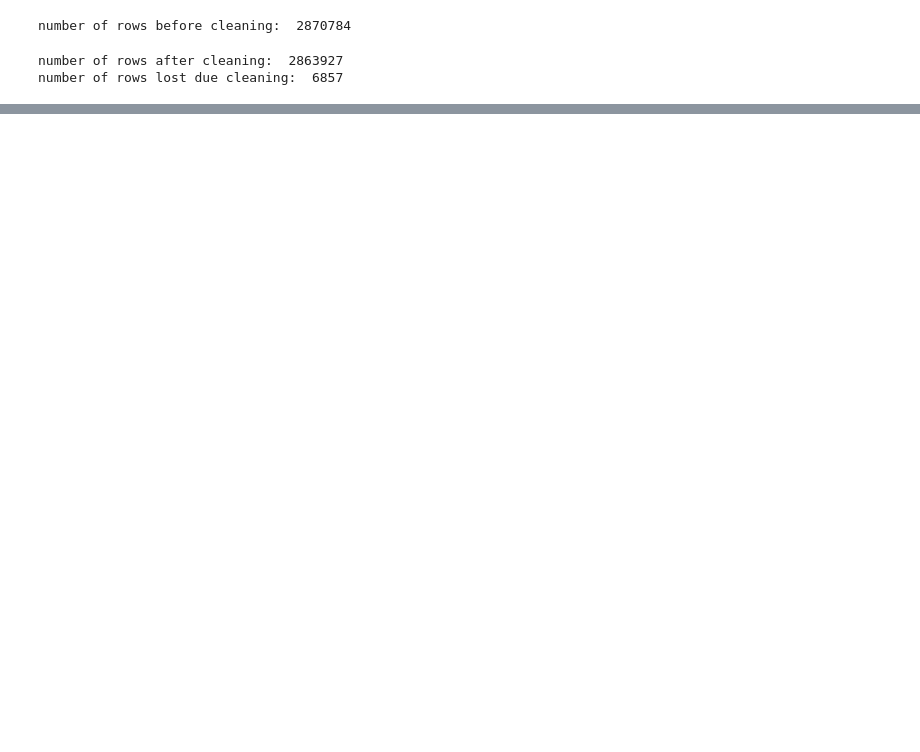
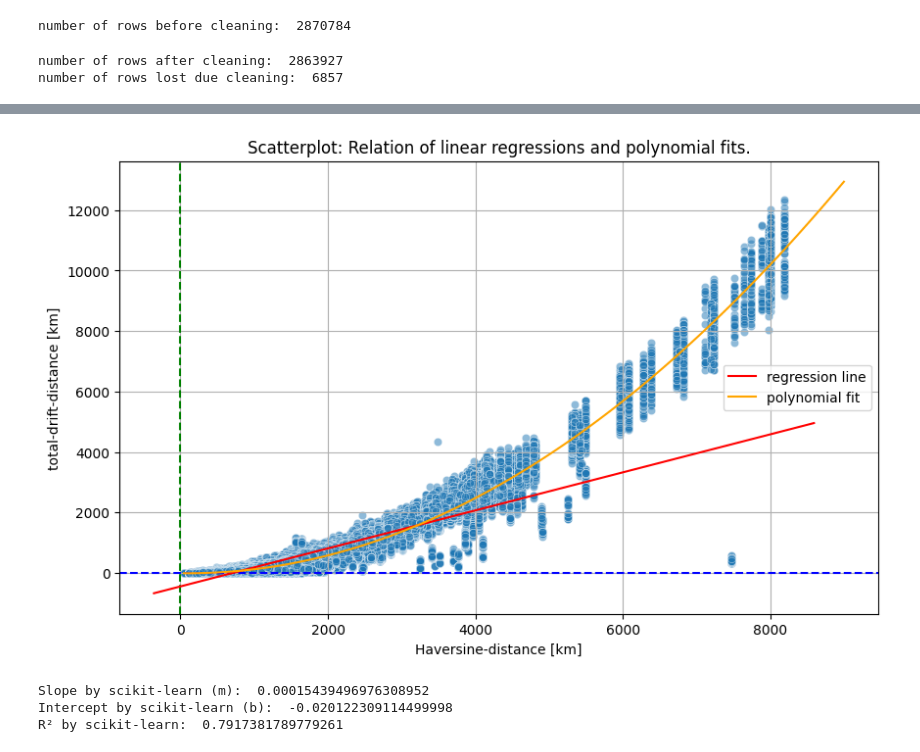
Before and after one commit to janiejestemja/coriolis_flights, a Jupyter notebook: coriolis_analysis_04.ipynb, the cells around one changed output, grey strips where cells are left out. Drawn from its saved outputs; the diff is of its cells as text; code cells hidden in the pictures; blank space fills up the shorter version.

```diff
--- a/coriolis_analysis_04.ipynb
+++ b/coriolis_analysis_04.ipynb
@@ -145,0 +176,26 @@ plt.show()
+# %%
+# let's compare and figure out the questions later!
+plt.figure(figsize=(10, 6))
+sns.scatterplot(x="haversine_distance", y="total_drift_distance", data=fdf_merged, alpha=0.5)
+
+plt.title("Scatterplot: Relation of linear regressions and polynomial fits.")
+plt.xlabel("Haversine-distance [km]")
+plt.ylabel("total-drift-distance [km]")
+
+plt.axhline(0, color="blue", linestyle="--")  # Reference line for x-axis
+plt.axvline(0, color="green", linestyle="--")  # Reference line for y-axis
+
+# adding in line
+x_vals = np.array(plt.gca().get_xlim())
+y_vals = scikit_b + scikit_m * x_vals
+
+plt.plot(x_vals, y_vals, color="red", label="regression line")
+
+# adding polynomial for plot
+plt.plot(poly_x_vals, poly_y_vals, color="orange", label="polynomial fit")
+
+plt.grid(True)
+plt.legend()
+plt.show()
+# %% [output]
+[figure, added]
@@ -145,0 +213,8 @@ plt.show()
+# %%
+print("Slope by scikit-learn (m): ", scikit_m)
+print("Intercept by scikit-learn (b): ", scikit_b)
+print("R² by scikit-learn: ", r_squared)
+# %% [output]
+Slope by scikit-learn (m):  0.00015439496976308952
+Intercept by scikit-learn (b):  -0.020122309114499998
+R² by scikit-learn:  0.7917381789779261
```
Also changed, not shown: parts of 14 cells of this notebook.
